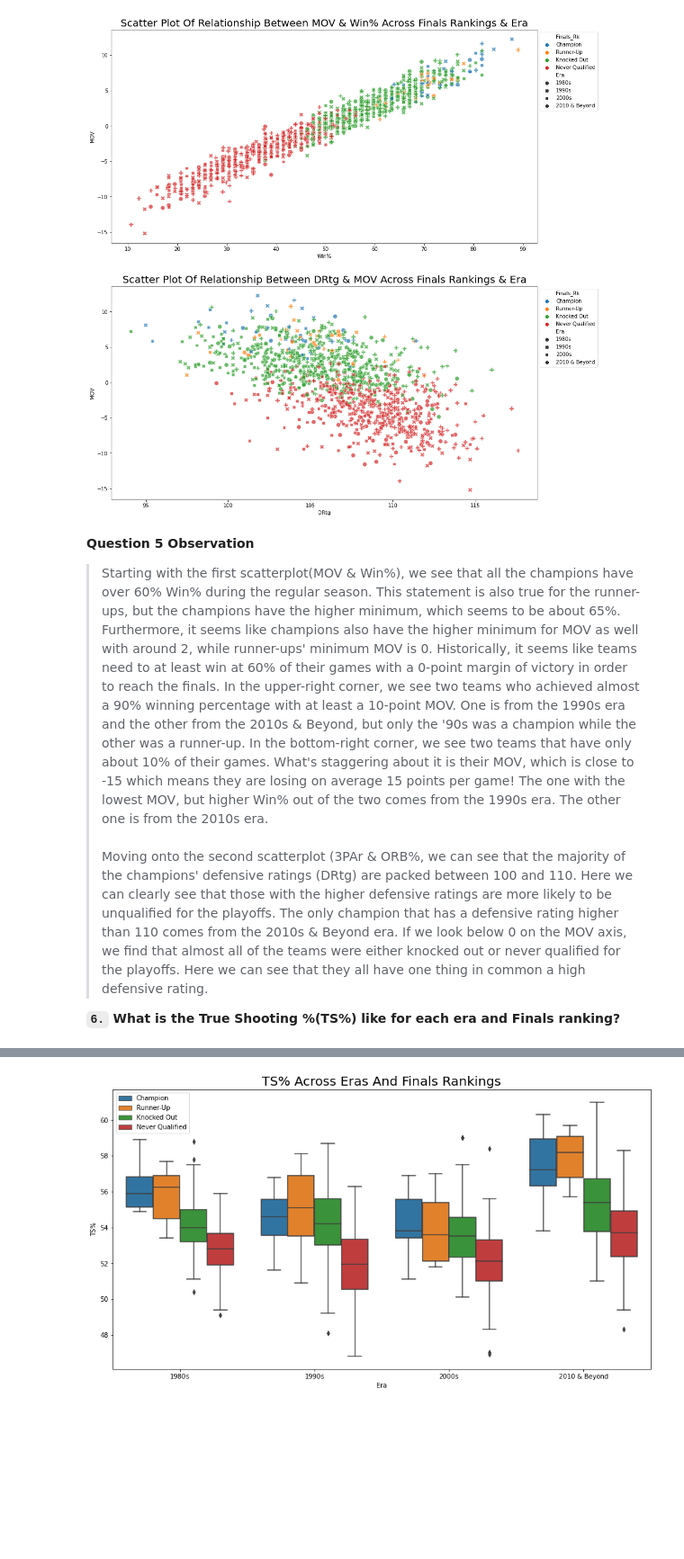
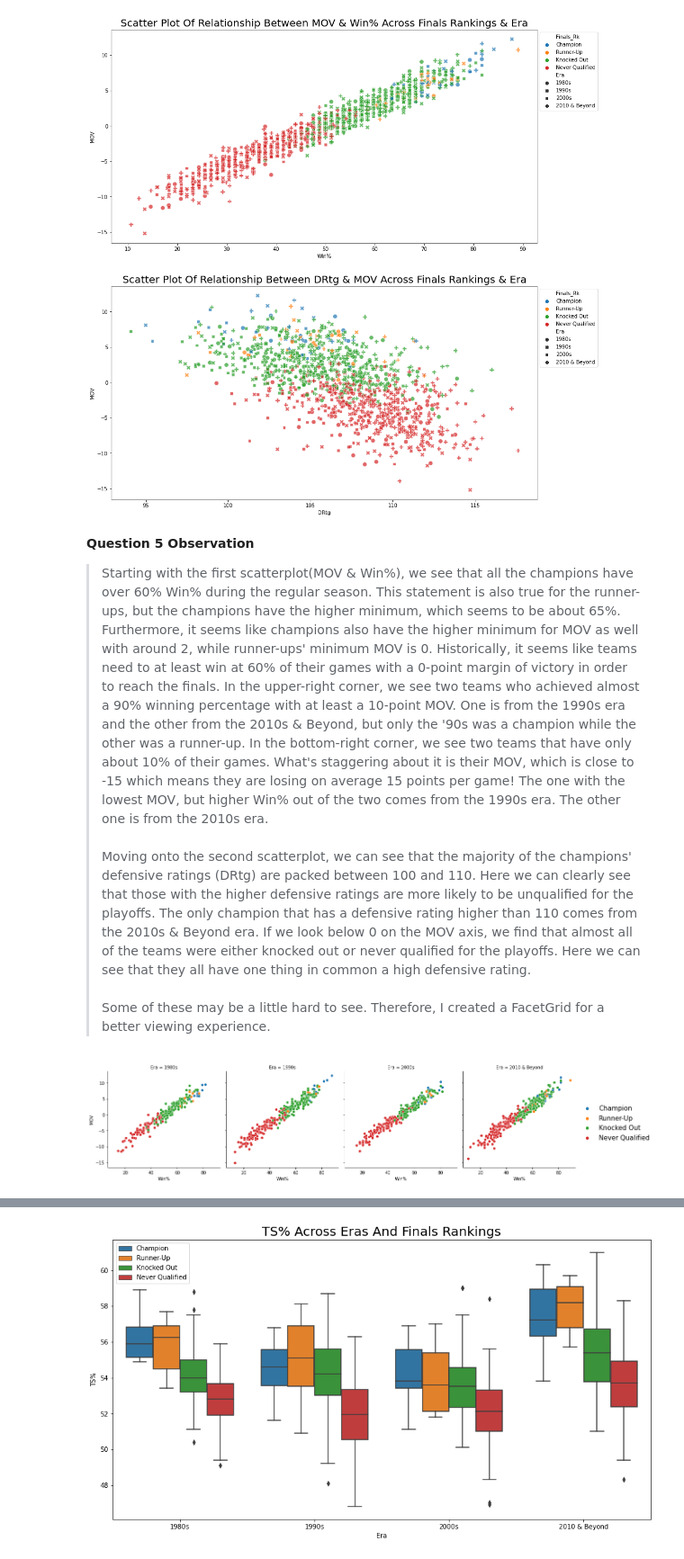
Before and after one commit to Mr-Chang95/Portfolio, a Jupyter notebook: Proj#1 - NBA Data Wrangling & Exploration/Part III - NBA Data Exploration.ipynb, the cells around one changed output, grey strips where cells are left out. Shown at 90% size. Saved outputs shown, nothing was run; the diff lists cells and outputs as text; code cells hidden in the pictures; blank space fills up the shorter version.

Commit message:
Add visuals to NBA Data Exploration notebook

```diff
--- a/Proj#1 - NBA Data Wrangling & Exploration/Part III - NBA Data Exploration.ipynb
+++ b/Proj#1 - NBA Data Wrangling & Exploration/Part III - NBA Data Exploration.ipynb
@@ -519,6 +519,11 @@ plt.legend(bbox_to_anchor=(1.0, 1.0), loc='upper left');
 # %% [markdown]
 **Question 5 Observation**
 > Starting with the first scatterplot(MOV & Win%), we see that all the champions have over 60% Win% during the regular season. This statement is also true for the runner-ups, but the champions have the higher minimum, which seems to be about 65%. Furthermore, it seems like champions also have the higher minimum for MOV as well with around 2, while runner-ups' minimum MOV is 0. Historically, it seems like teams need to at least win at 60% of their games with a 0-point margin of victory in order to reach the finals. In the upper-right corner, we see two teams who achieved almost a 90% winning percentage with at least a 10-point MOV. One is from the 1990s era and the other from the 2010s & Beyond, but only the '90s was a champion while the other was a runner-up. In the bottom-right corner, we see two teams that have only about 10% of their games. What's staggering about it is their MOV, which is close to -15 which means they are losing on average 15 points per game! The one with the lowest MOV, but higher Win% out of the two comes from the 1990s era. The other one is from the 2010s era.<br> <br>
-Moving onto the second scatterplot (3PAr & ORB%, we can see that the majority of the champions' defensive ratings (DRtg) are packed between 100 and 110. Here we can clearly see that those with the higher defensive ratings are more likely to be unqualified for the playoffs. The only champion that has a defensive rating higher than 110 comes from the 2010s & Beyond era. If we look below 0 on the MOV axis, we find that almost all of the teams were either knocked out or never qualified for the playoffs. Here we can see that they all have one thing in common a high defensive rating.
-
-**`6.` What is the True Shooting %(TS%) like for each era and Finals ranking?**
+Moving onto the second scatterplot, we can see that the majority of the champions' defensive ratings (DRtg) are packed between 100 and 110. Here we can clearly see that those with the higher defensive ratings are more likely to be unqualified for the playoffs. The only champion that has a defensive rating higher than 110 comes from the 2010s & Beyond era. If we look below 0 on the MOV axis, we find that almost all of the teams were either knocked out or never qualified for the playoffs. Here we can see that they all have one thing in common a high defensive rating.<br> <br> Some of these may be a little hard to see. Therefore, I created a FacetGrid for a better viewing experience.
+# %%
+# replot first graph
+g = sb.FacetGrid(nba_avg_df, col="Era", height = 4)
+g.map_dataframe(sb.scatterplot, x="Win%", y="MOV", hue ="Finals_Rk")
+g.add_legend(fontsize = 15);
+# %% [output]
+[figure, added]
```
Also changed, not shown: parts of 2 cells of this notebook.
